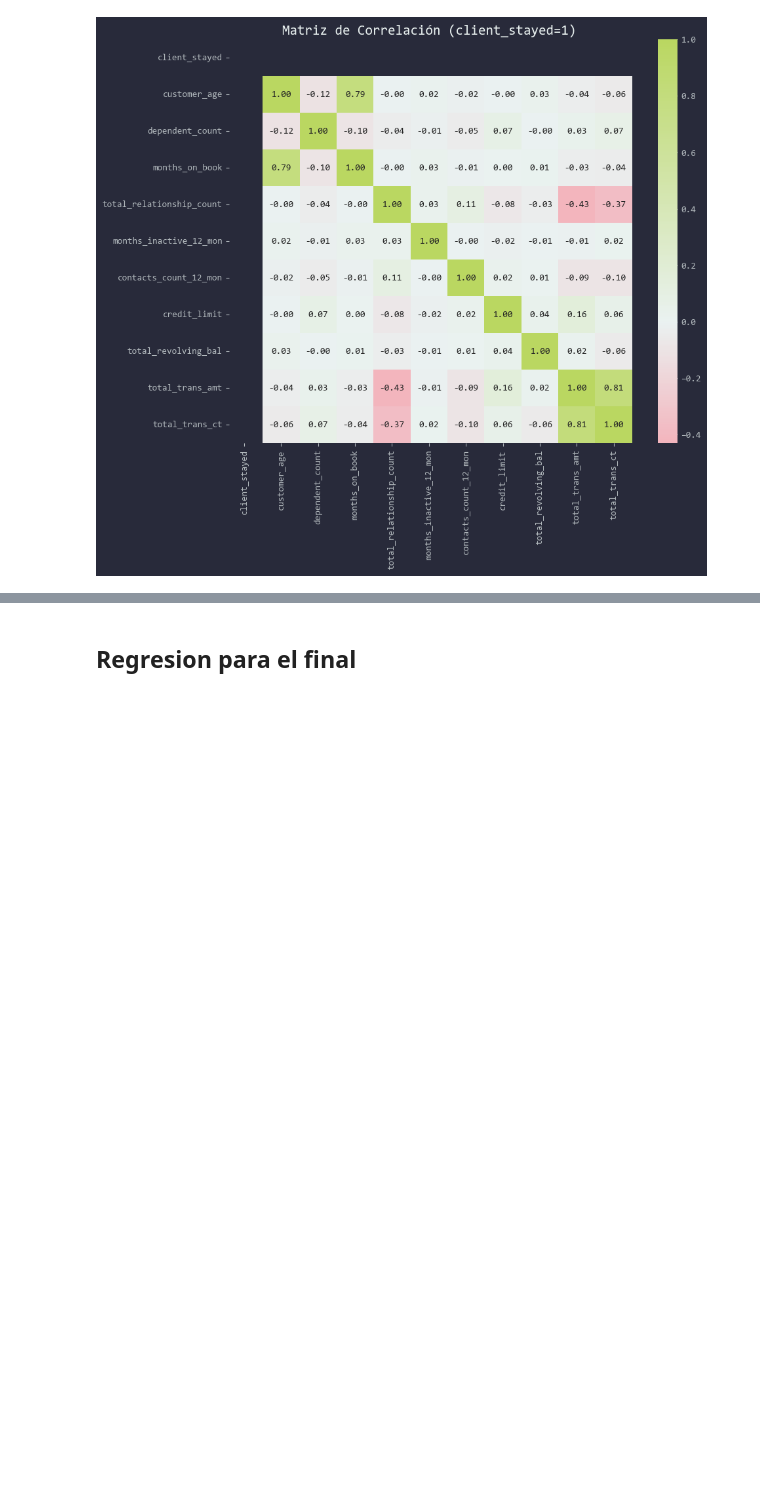
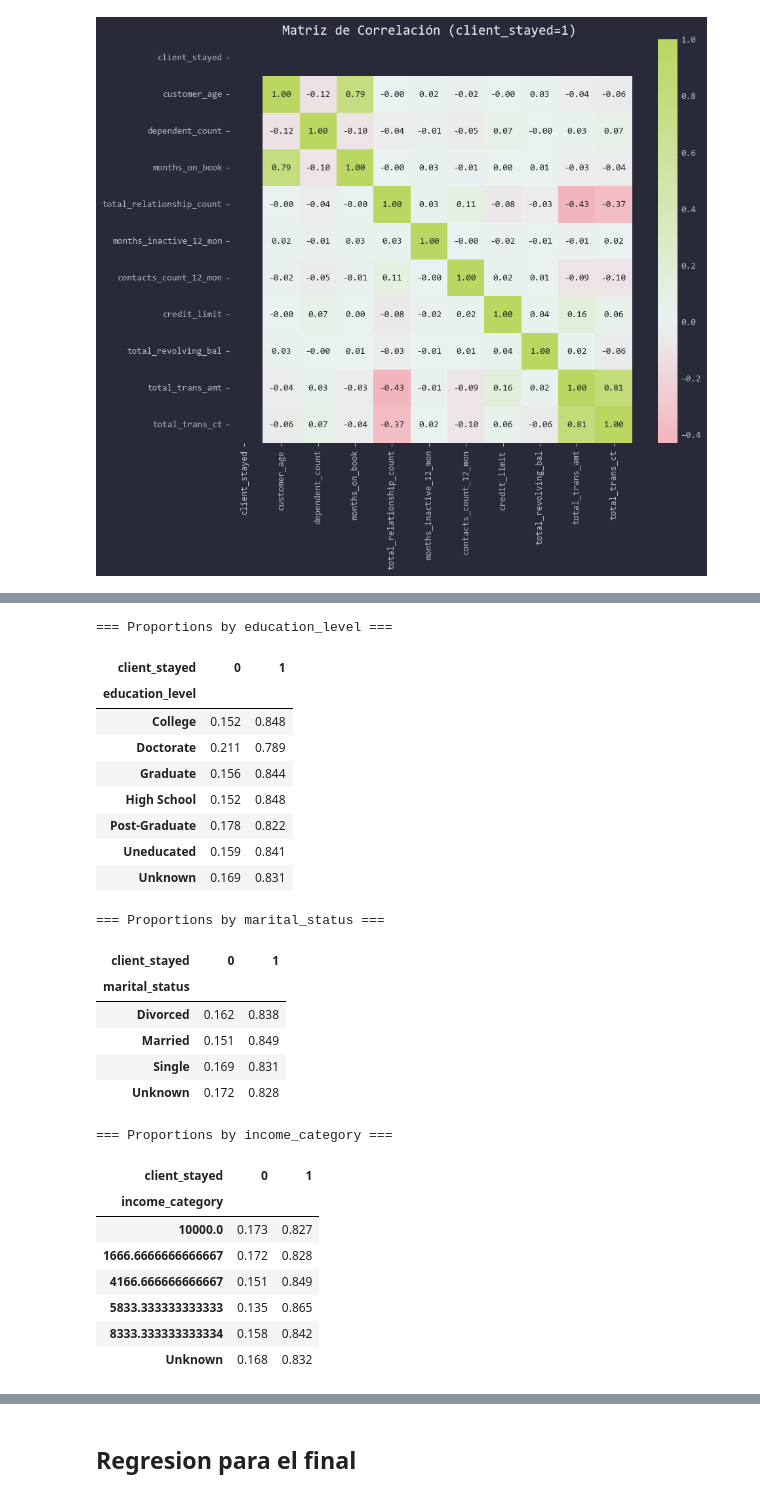
Before and after one commit to Toutl/Data-Processing-Laboratory, a Jupyter notebook: Examenes/III/Examen03.ipynb, the cells around one changed output, grey strips where cells are left out. Saved outputs shown, nothing was run; the diff lists cells and outputs as text; code cells hidden in the pictures; blank space fills up the shorter version.

```diff
--- a/Examenes/III/Examen03.ipynb
+++ b/Examenes/III/Examen03.ipynb
@@ -359,0 +375,37 @@ plt.show()
+# %%
+results = {}
+
+for var in var_unknown:
+    proportions = df_vu.groupby(var)['client_stayed'].value_counts(normalize=True).unstack()
+
+    results[var] = proportions
+
+    print(f"\n=== Proportions by {var} ===")
+    display(proportions.round(3))
+# %% [output]
+=== Proportions by education_level ===
+| client_stayed | 0 | 1 |
+| education_level |  |  |
+| College | 0.152 | 0.848 |
+| Doctorate | 0.211 | 0.789 |
+| Graduate | 0.156 | 0.844 |
+| High School | 0.152 | 0.848 |
+| Post-Graduate | 0.178 | 0.822 |
+| Uneducated | 0.159 | 0.841 |
+| Unknown | 0.169 | 0.831 |
+=== Proportions by marital_status ===
+| client_stayed | 0 | 1 |
+| marital_status |  |  |
+| Divorced | 0.162 | 0.838 |
+| Married | 0.151 | 0.849 |
+| Single | 0.169 | 0.831 |
+| Unknown | 0.172 | 0.828 |
+=== Proportions by income_category ===
+| client_stayed | 0 | 1 |
+| income_category |  |  |
+| 10000.0 | 0.173 | 0.827 |
+| 1666.6666666666667 | 0.172 | 0.828 |
+| 4166.666666666667 | 0.151 | 0.849 |
+| 5833.333333333333 | 0.135 | 0.865 |
+| 8333.333333333334 | 0.158 | 0.842 |
+| Unknown | 0.168 | 0.832 |
```
Also changed, not shown: parts of 5 cells of this notebook.
